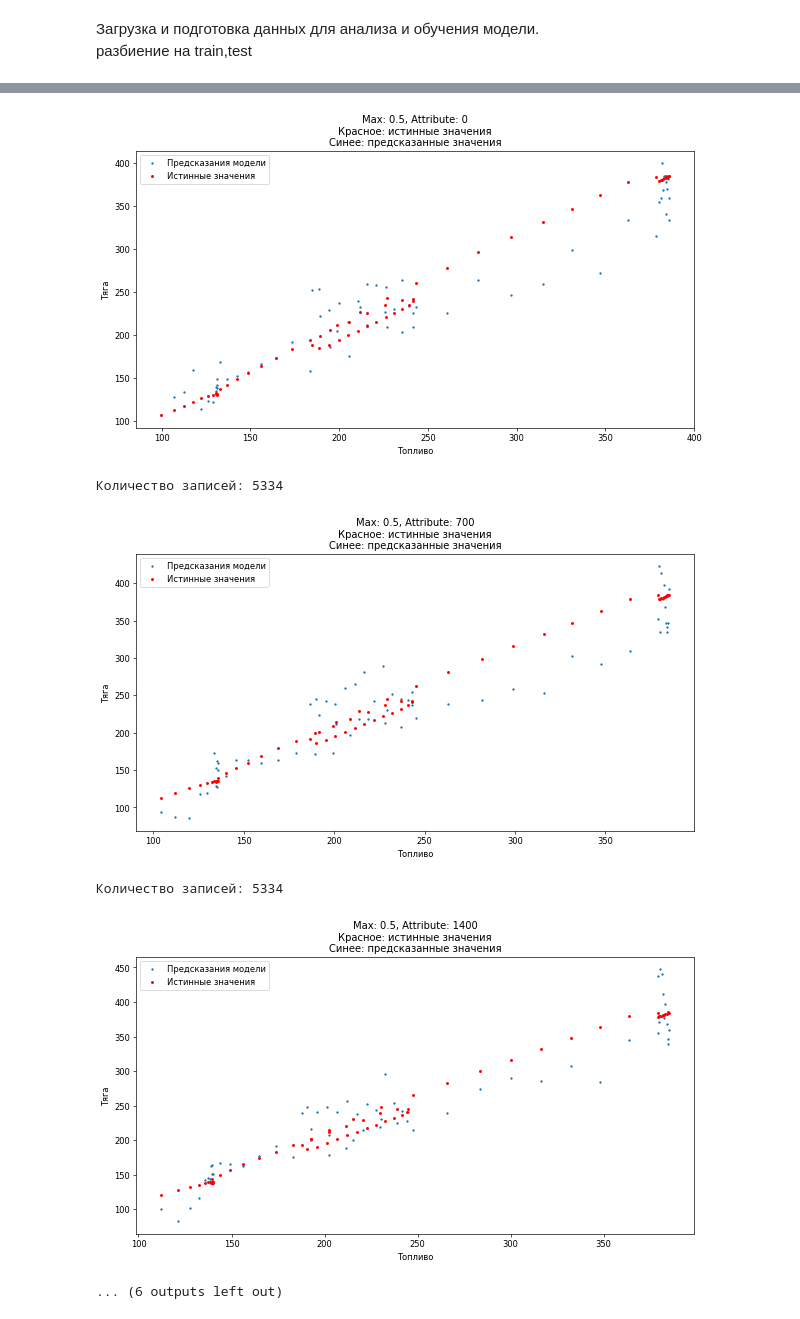
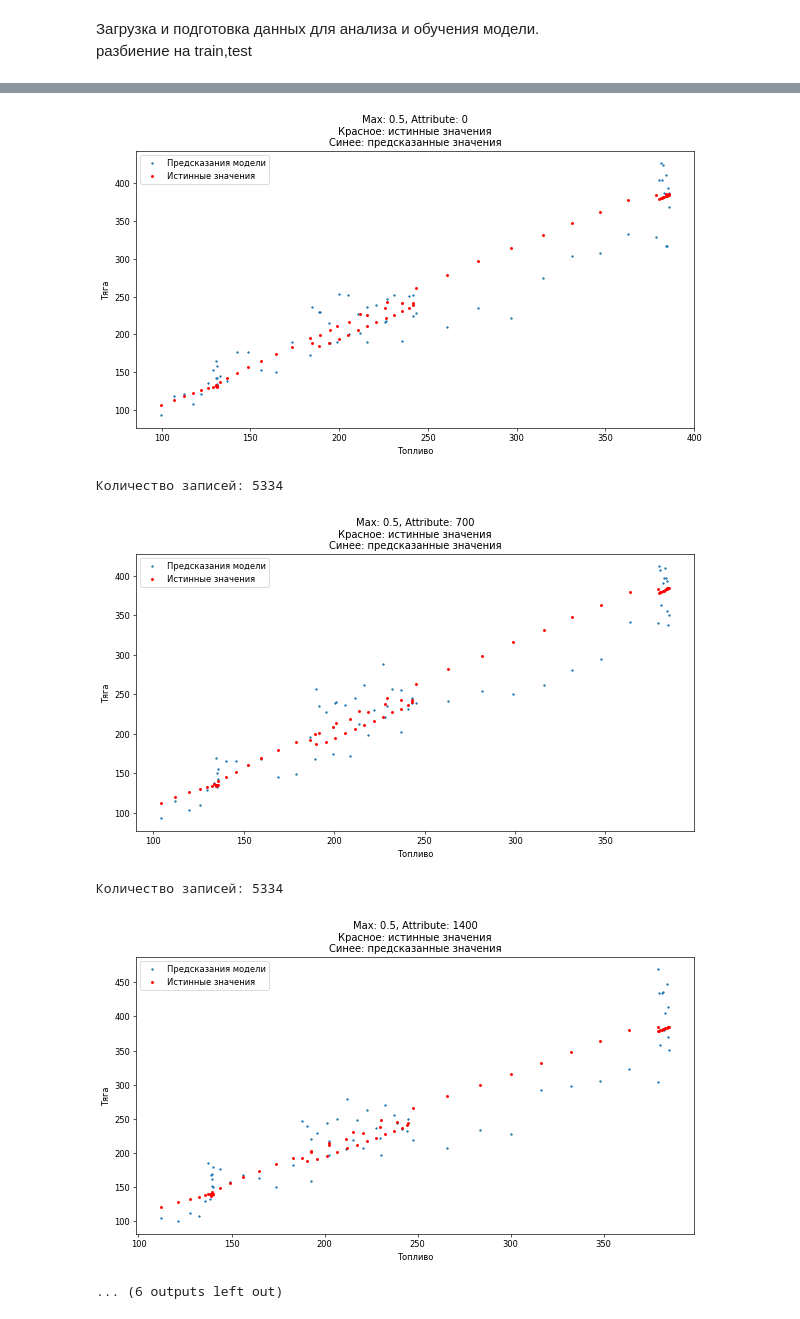
Before and after one commit to N1QWO/pr_aria, a Jupyter notebook: model/EARLY_QUANT/test_1.ipynb, the cells around one changed output, grey strips where cells are left out. Cells and saved outputs as stored; diff of their text form; code cells hidden in the pictures.

```diff
--- a/model/EARLY_QUANT/test_1.ipynb
+++ b/model/EARLY_QUANT/test_1.ipynb
@@ -40,7 +40,7 @@ X, y, df = PD.vec_to_vec(
 )
 
 # Разделение данных на обучающую и тестовую выборки
-X_train, X_test, y_train, y_test = train_test_split(
+X_train, X_test, y_train, y_test = PD.PDtrain_test_split(
     X, y, test_size=0.33, random_state=42
 )
 # %%
@@ -100,4 +106,4 @@ LV.histogram_mape(model,X_test,y_test,limit_percel = 5)
 # %%
-LV.show_predictions(model,df,pd_params,device)
+LV.show_predictions(model,df,pd_params,keras = False,device=device)
 # %% [output]
 Количество записей: 5334
@@ -109,7 +115,7 @@ LV.show_predictions(model,df,pd_params,device)
 Количество записей: 5334
-[figure, old version]
+[figure, new version]
 Количество записей: 5334
-[figure, old version]
+[figure, new version]
 Количество записей: 5334
-[figure, old version]
+[figure, new version]
 ... (6 outputs left out)
```
Also changed, not shown: parts of 8 cells of this notebook, 5 other files.
